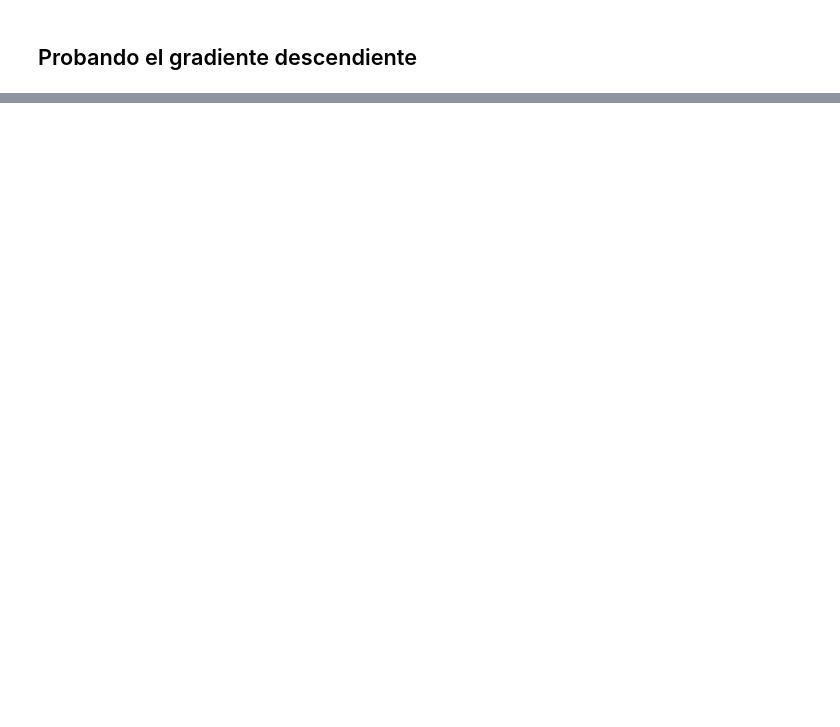
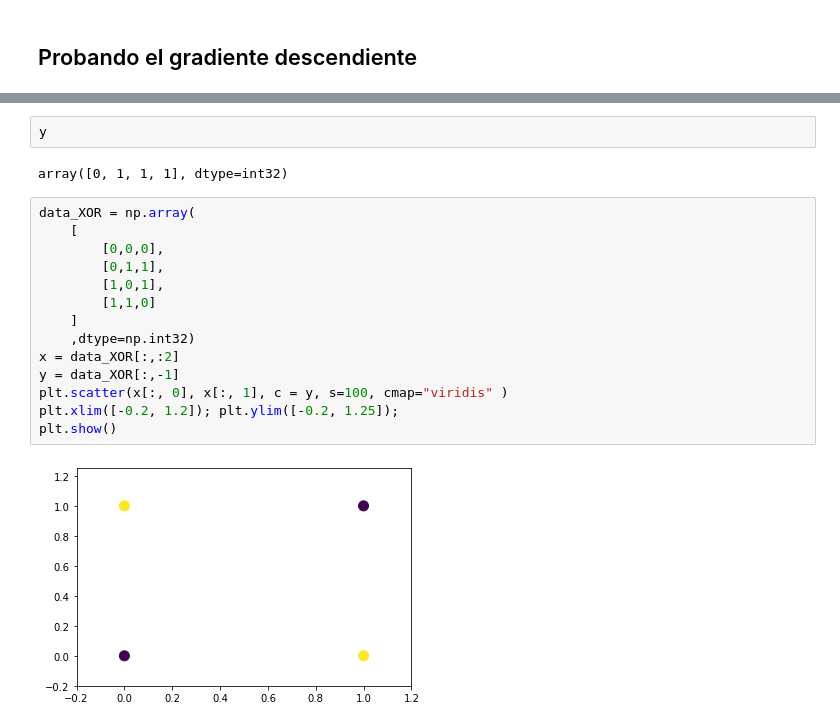
Before and after one commit to luisjba/rnp, a Jupyter notebook: perceptron_OR_gate.ipynb, the cells around one changed output, grey strips where cells are left out. Saved outputs shown, nothing was run; the diff lists cells and outputs as text; blank space fills up the shorter version.

```diff
--- a/perceptron_OR_gate.ipynb
+++ b/perceptron_OR_gate.ipynb
@@ -183,0 +213,20 @@ gard:[0.07 0.07], b:-0.070000 loss:0.125000
+# %%
+y
+# %% [output]
+array([0, 1, 1, 1], dtype=int32)
+# %%
+data_XOR = np.array(
+    [
+        [0,0,0],
+        [0,1,1],
+        [1,0,1],
+        [1,1,0]
+    ]
+    ,dtype=np.int32)
+x = data_XOR[:,:2]
+y = data_XOR[:,-1]
+plt.scatter(x[:, 0], x[:, 1], c = y, s=100, cmap="viridis" )
+plt.xlim([-0.2, 1.2]); plt.ylim([-0.2, 1.25]);
+plt.show()
+# %% [output]
+[figure, added]
```
Also changed, not shown: parts of 11 cells of this notebook.
